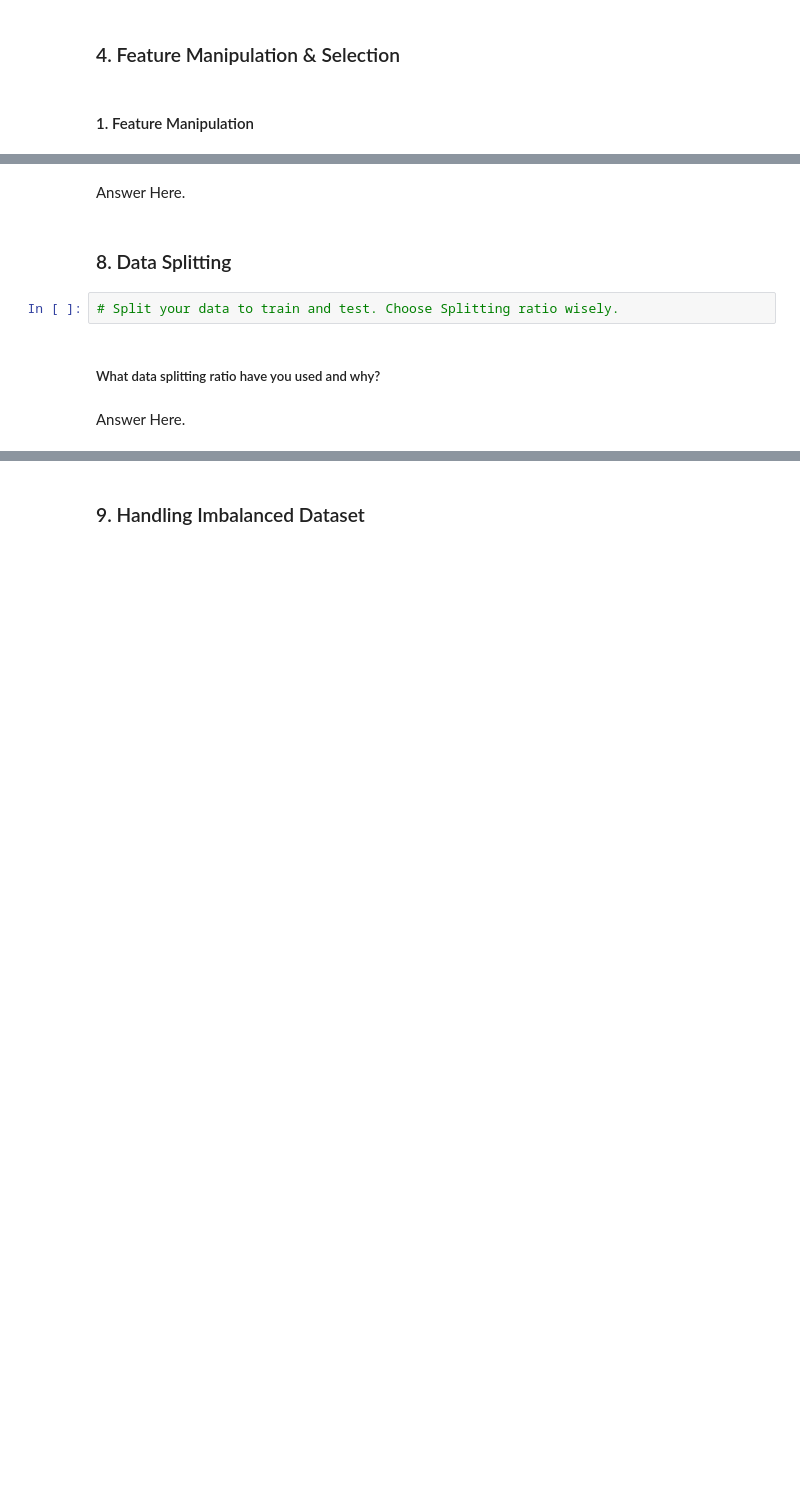
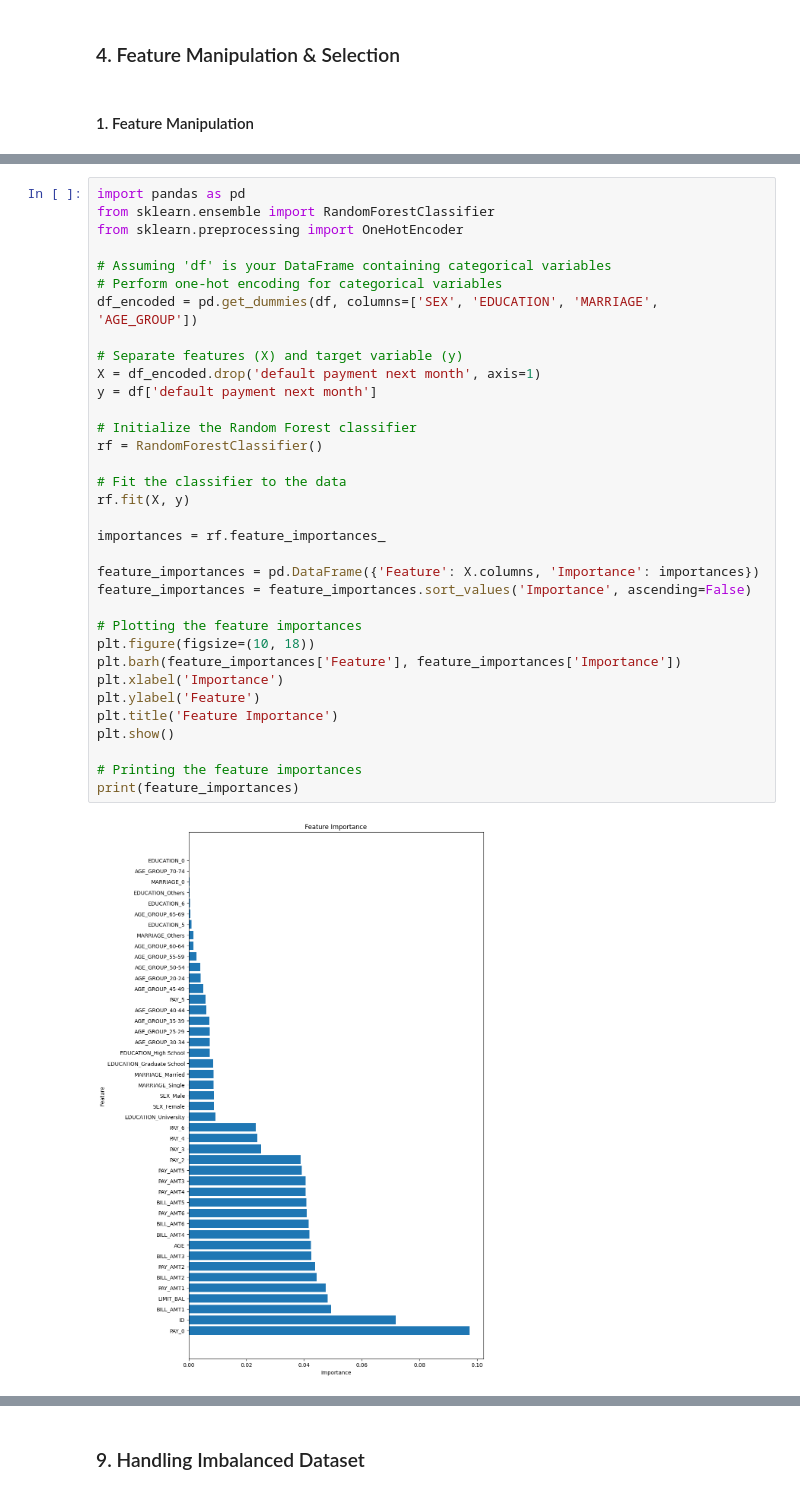
Before and after one commit to AkshayAI007/Credit-Card-default-Prediction-using-ML, a Jupyter notebook: Credit_Card_default_prediction_using_ML.ipynb, the cells around one changed output, grey strips where cells are left out. Drawn from its saved outputs; the diff is of its cells as text; blank space fills up the shorter version.

```diff
--- a/Credit_Card_default_prediction_using_ML.ipynb
+++ b/Credit_Card_default_prediction_using_ML.ipynb
@@ -796,10 +951,36 @@ Answer Here.
-# %% [markdown]
-Answer Here.
-# %% [markdown]
-### 8. Data Splitting
-# %%
-# Split your data to train and test. Choose Splitting ratio wisely.
-# %% [markdown]
-##### What data splitting ratio have you used and why?
-# %% [markdown]
-Answer Here.
+# %%
+import pandas as pd
+from sklearn.ensemble import RandomForestClassifier
+from sklearn.preprocessing import OneHotEncoder
+
+# Assuming 'df' is your DataFrame containing categorical variables
+# Perform one-hot encoding for categorical variables
+df_encoded = pd.get_dummies(df, columns=['SEX', 'EDUCATION', 'MARRIAGE', 'AGE_GROUP'])
+
+# Separate features (X) and target variable (y)
+X = df_encoded.drop('default payment next month', axis=1)
+y = df['default payment next month']
+
+# Initialize the Random Forest classifier
+rf = RandomForestClassifier()
+
+# Fit the classifier to the data
+rf.fit(X, y)
+
+importances = rf.feature_importances_
+
+feature_importances = pd.DataFrame({'Feature': X.columns, 'Importance': importances})
+feature_importances = feature_importances.sort_values('Importance', ascending=False)
+
+# Plotting the feature importances
+plt.figure(figsize=(10, 18))
+plt.barh(feature_importances['Feature'], feature_importances['Importance'])
+plt.xlabel('Importance')
+plt.ylabel('Feature')
+plt.title('Feature Importance')
+plt.show()
+
+# Printing the feature importances
+print(feature_importances)
+# %% [output]
+[figure, added]
```
Also changed, not shown: parts of 125 cells of this notebook.
